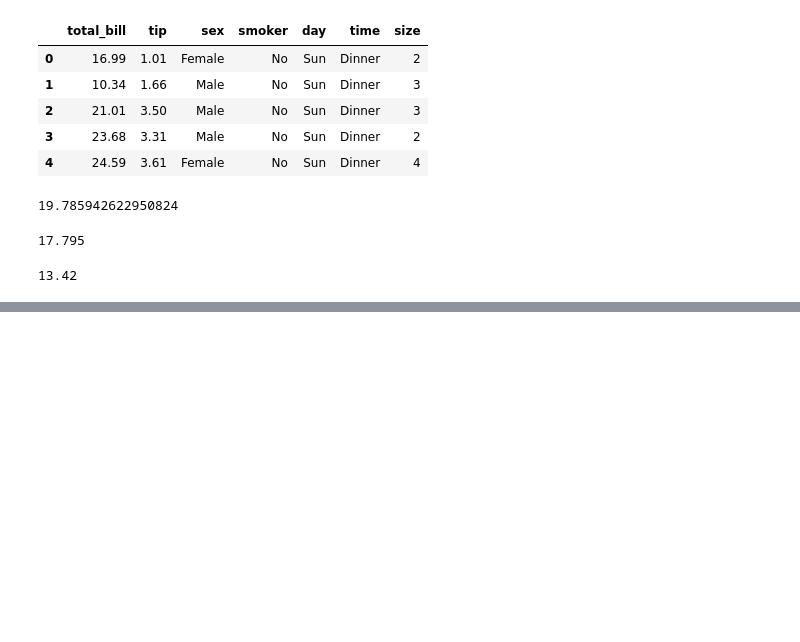
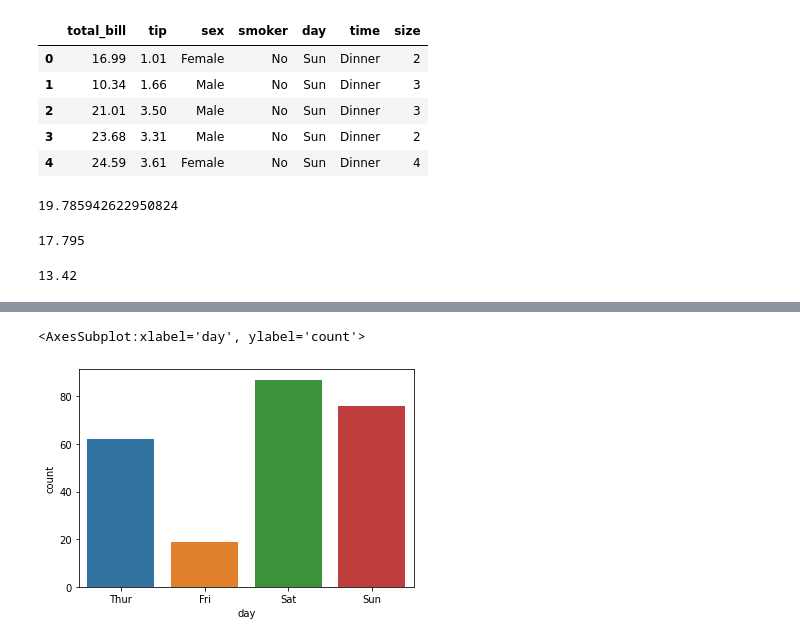
Before and after one commit to FazlullahBokhari/python-Labraries, a Jupyter notebook: Statistics.ipynb, the cells around one changed output, grey strips where cells are left out. Saved outputs shown, nothing was run; the diff lists cells and outputs as text; code cells hidden in the pictures; blank space fills up the shorter version.

```diff
--- a/Statistics.ipynb
+++ b/Statistics.ipynb
@@ -33,0 +49,5 @@ s.mode(df['total_bill'])
+# %%
+sns.countplot(df['day'])
+# %% [output]
+<AxesSubplot:xlabel='day', ylabel='count'>
+[figure, added]
```
Also changed, not shown: parts of 28 cells of this notebook.
